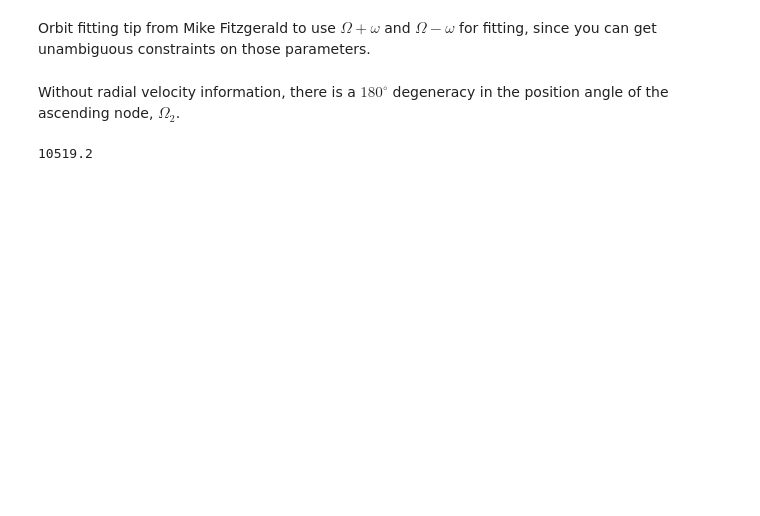
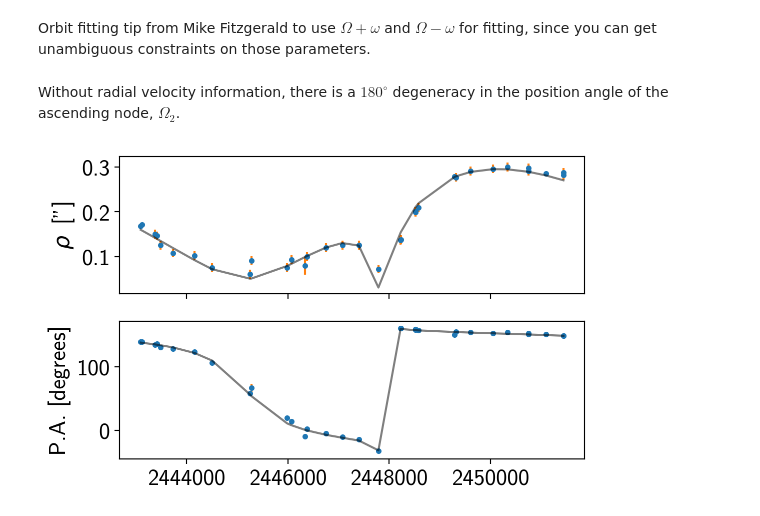
Before and after one commit to iancze/exoplanet, a Jupyter notebook: docs/notebooks/astrometric.ipynb, the cells around one changed output. Drawn from its saved outputs; the diff is of its cells as text; code cells hidden in the pictures; blank space fills up the shorter version.

```diff
--- a/docs/notebooks/astrometric.ipynb
+++ b/docs/notebooks/astrometric.ipynb
@@ -309,10 +316,6 @@ ax.set_aspect("equal", "datalim")
 Orbit fitting tip from Mike Fitzgerald to use $\Omega+\omega$ and $\Omega-\omega$ for fitting, since you can get unambiguous constraints on those parameters.
 # %% [markdown]
 Without radial velocity information, there is a $180^\circ$ degeneracy in the position angle of the ascending node, $\Omega_2$.
-# %%
-28.8 * 365.25
-# %% [output]
-10519.2
 # %%
 # Sample the orbit
 
@@ -344,2 +352,20 @@ with pm.Model() as model:
+# %%
+fig, ax = plt.subplots(nrows=2, sharex=True)
+# ax[0].plot(t, rho)
+ax[0].plot(astro_jds, rho_data, ".")
+ax[0].errorbar(astro_jds, rho_data, yerr=rho_err, ls="")
+ax[0].set_ylabel(r'$\rho\,$ ["]')
+
+# ax[1].plot(t, theta/deg)
+ax[1].plot(astro_jds, theta_data/deg, ".")
+ax[1].errorbar(astro_jds, theta_data/deg, yerr=theta_err/deg, ls="")
+ax[1].set_ylabel(r'P.A. [degrees]');
+
+with model:
+
+    ax[0].plot(astro_jds, xo.eval_in_model(rho_model), "k", alpha=0.5)
+    ax[1].plot(astro_jds, xo.eval_in_model(theta_model)/deg, "k", alpha=0.5)
+# %% [output]
+[figure, added]
 # %%
 with model:
```
Also changed, not shown: parts of 16 cells of this notebook, 1 other file.
